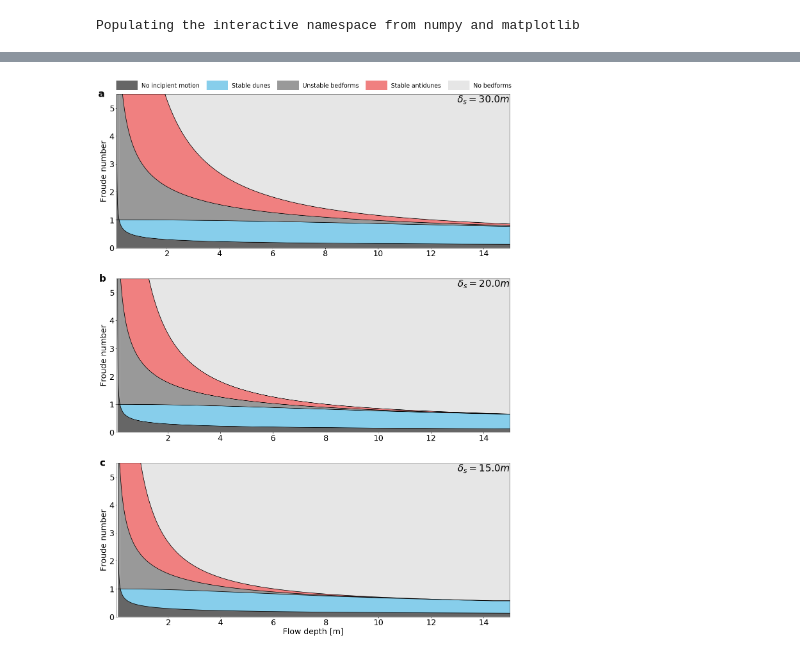
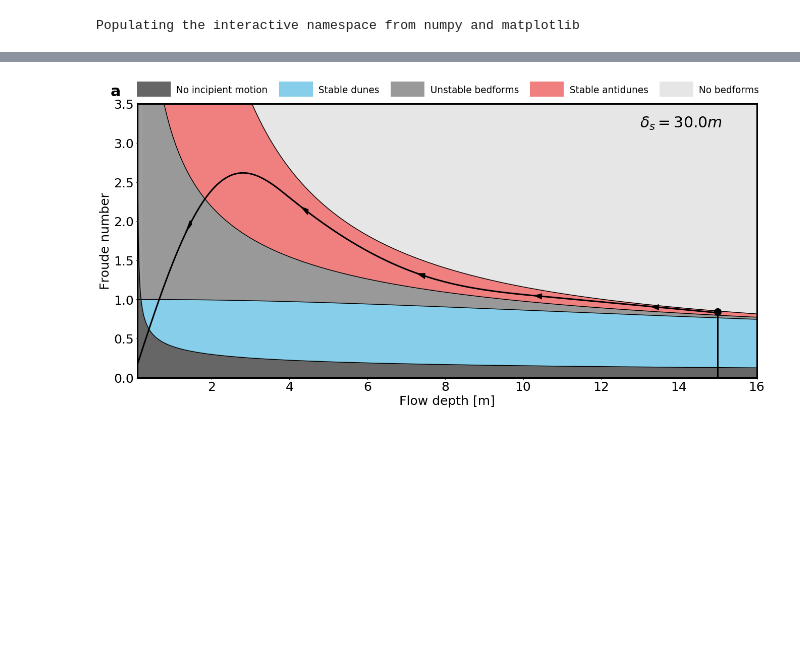
Before and after one commit to weiszr/antidunes_simple, a Jupyter notebook: results/vis-field.ipynb, the cells around one changed output, grey strips where cells are left out. Saved outputs shown, nothing was run; the diff lists cells and outputs as text; code cells hidden in the pictures; blank space fills up the shorter version.

```diff
--- a/results/vis-field.ipynb
+++ b/results/vis-field.ipynb
@@ -183,15 +199,45 @@ def plotting(ax,xx,lx,fr,line1,line2,line3,d_s):
 # %%
 delta_s1 = 30.0
 delta_s2 = 20.0
-delta_s3 = 15.0
+delta_s3 = 11.0
 line1_s1,line2_s1,line3_s1 = compute_lines(l_x,x,delta_s1,fac1,fac2)
 line1_s2,line2_s2,line3_s2 = compute_lines(l_x,x,delta_s2,fac1,fac2)
 line1_s3,line2_s3,line3_s3 = compute_lines(l_x,x,delta_s3,fac1,fac2)
 font0 = FontProperties()
 font = font0.copy()
 font.set_weight('bold')
+#s1_x,s1_y = from_data(15.0,0.84,x*delta_s/pi,(sqrt(fac1*x* tanh(fac2*x))**(-1.0)-0.04),0.1)
+#ss1_y = smooth(s1_y)
+# arrow_s1_x = []
+# arrow_s1_y = []
+# arrow_s1_dx = []
+# arrow_s1_dy = []
+# for i in range(10,150,20):
+#     arrow_s1_x.append(s1_x[i])
+#     arrow_s1_y.append(s1_y[i])
+#     arrow_s1_dx.append(s1_x[i-1]-s1_x[i])
+#     arrow_s1_dy.append(s1_y[i-1]-s1_y[i])
+print(len(arrow_s1_x))
+s2_x,s2_y = scen1(0.0,0.1,3.0,7.0,15.,0.0,4.3,2.6,1.2,0.83)
+arrow_s2_x = []
+arrow_s2_y = []
+arrow_s2_dx = []
+arrow_s2_dy = []
+ss2_y = smooth(s2_y,550)
+print(len(s2_y))
+for i in range(100,1000,200):
+    arrow_s2_x.append(s2_x[i])
+    arrow_s2_y.append(ss2_y[i])
+    arrow_s2_dx.append(s2_x[i]-s2_x[i-1])
+    arrow_s2_dy.append(ss2_y[i]-ss2_y[i-1])
 
-fig,(ax1,ax2,ax3) = subplots(nrows=3,ncols=1,figsize=(22,30))
+
+
+
+
+#fig,(ax1,ax2,ax3) = subplots(nrows=3,ncols=1,figsize=(22,30))
+fig,ax1 = subplots(nrows=1,ncols=1,figsize=(22,10))
+
 plotting(ax1,x,l_x,froude,line1_s1,line2_s1,line3_s1,delta_s1)
 ax1.plot([],[],color=(0.4,0.4,0.4),lw =30,label='  No incipient motion')
 ax1.plot([],[],color='skyblue',lw =30,label='  Stable dunes')
@@ -199,28 +245,41 @@ ax1.plot([],[],color=(0.6,0.6,0.6),lw =30,label='  Unstable bedforms')
 ax1.plot([],[],color='lightcoral',lw =30,label='  Stable antidunes')
 ax1.plot([],[],color=(0.9,0.9,0.9),lw =30,label='  No bedforms')
 ax1.legend(fontsize=18.5,loc=(0.005, 1.02),ncol=5,frameon = False)
-ax1.text(13.,5.2,'$\delta_s = {t1} m$'.format(t1=delta_s1),size =30)
-ax1.set_ylim(0.,5.5);
-ax1.set_xlim(x[0]*delta_s1/pi,15);
+ax1.text(13.,3.2,'$\delta_s = {t1} m$'.format(t1=delta_s1),size =30)
+ax1.set_ylim(0.,3.5);
+ax1.set_xlim(x[0]*delta_s1/pi,16);
 ax1.set_ylabel('Froude number');
-ax1.text(-0.6,5.4,'a',size=30,fontproperties=font);
+ax1.set_xlabel('Flow depth [m]');
+v_line_x = [15.,15.]
+v_line_y = [0.0,0.84]
+ax1.plot(s2_x,ss2_y,'k-',lw=3)
+ax1.plot(arrow_s2_dx,arrow_s2_dy)
+ax1.plot(arrow_s3_dx,arrow_s3_dy)
+ax1.plot(arrow_s4_dx,arrow_s4_dy)
+ax1.plot(v_line_x,v_line_y,'k-',lw=3)
+ax1.scatter(v_line_x[1],v_line_y[1],s=200,color='k')
+for i in range(len(arrow_s2_x)):
+    ax1.arrow( arrow_s2_x[i], arrow_s2_y[i], arrow_s2_dx[i], arrow_s2_dy[i], fc="k", ec="k", head_width=0.07, head_length=0.2 )
 
 
-plotting(ax2,x,l_x,froude,line1_s2,line2_s2,line3_s2,delta_s2)
-ax2.text(13.,5.2,'$\delta_s = {t1} m$'.format(t1=delta_s2),size =30)
-ax2.set_ylim(0.,5.5);
-ax2.set_xlim(x[0]*delta_s2/pi,15);
-ax2.set_ylabel('Froude number');
-ax2.text(-0.6,5.4,'b',size=30,fontproperties=font);
+ax1.text(-0.6,3.6,'a',size=30,fontproperties=font);
 
 
-plotting(ax3,x,l_x,froude,line1_s3,line2_s3,line3_s3,delta_s3)
-ax3.text(13.,5.2,'$\delta_s = {t1} m$'.format(t1=delta_s3),size =30)
-ax3.set_ylim(0.,5.5);
-ax3.set_xlim(x[0]*delta_s3/pi,15);
-ax3.set_xlabel('Flow depth [m]');
-ax3.set_ylabel('Froude number');
-ax3.text(-0.6,5.4,'c',size=30,fontproperties=font);
+# plotting(ax2,x,l_x,froude,line1_s2,line2_s2,line3_s2,delta_s2)
+# ax2.text(13.,5.2,'$\delta_s = {t1} m$'.format(t1=delta_s2),size =30)
+# ax2.set_ylim(0.,5.5);
+# ax2.set_xlim(x[0]*delta_s2/pi,15);
+# ax2.set_ylabel('Froude number');
+# ax2.text(-0.6,5.4,'b',size=30,fontproperties=font);
+
+
+# plotting(ax3,x,l_x,froude,line1_s3,line2_s3,line3_s3,delta_s3)
+# ax3.text(13.,5.2,'$\delta_s = {t1} m$'.format(t1=delta_s3),size =30)
+# ax3.set_ylim(0.,5.5);
+# ax3.set_xlim(x[0]*delta_s3/pi,15);
+# ax3.set_xlabel('Flow depth [m]');
+# ax3.set_ylabel('Froude number');
+# ax3.text(-0.6,5.4,'c',size=30,fontproperties=font);
 
 #make_outputfile(1,'erosion_length')
 # %% [output]
@@ -227 +290 @@ ax3.text(-0.6,5.4,'c',size=30,fontproperties=font);
-[figure, old version]
+[figure, new version]
```
Also changed, not shown: parts of 11 cells of this notebook, 2 other files.
